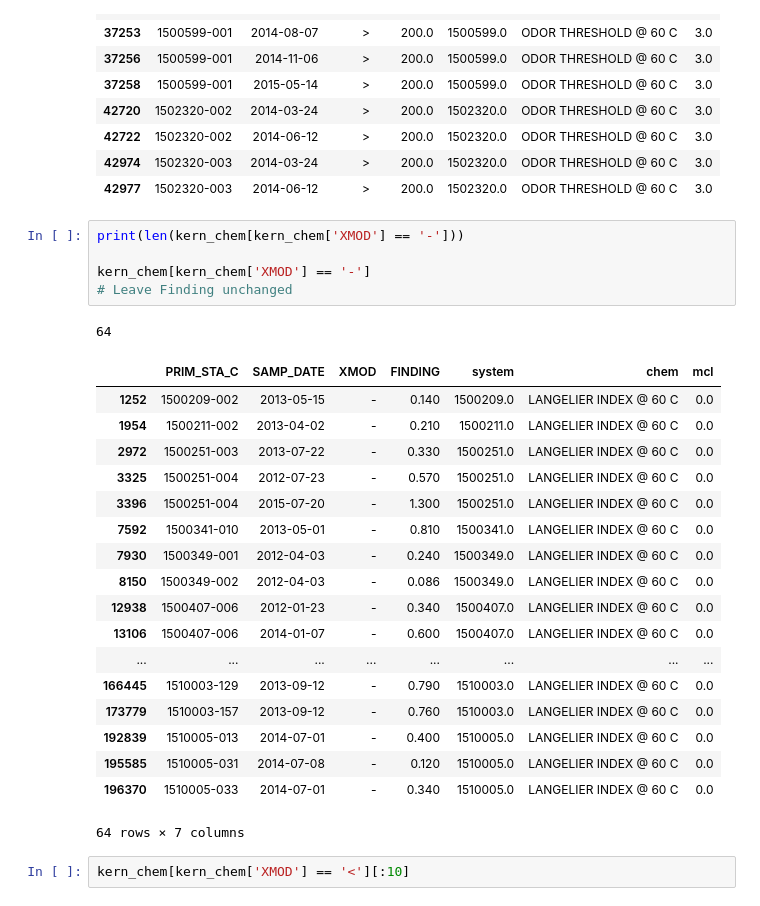
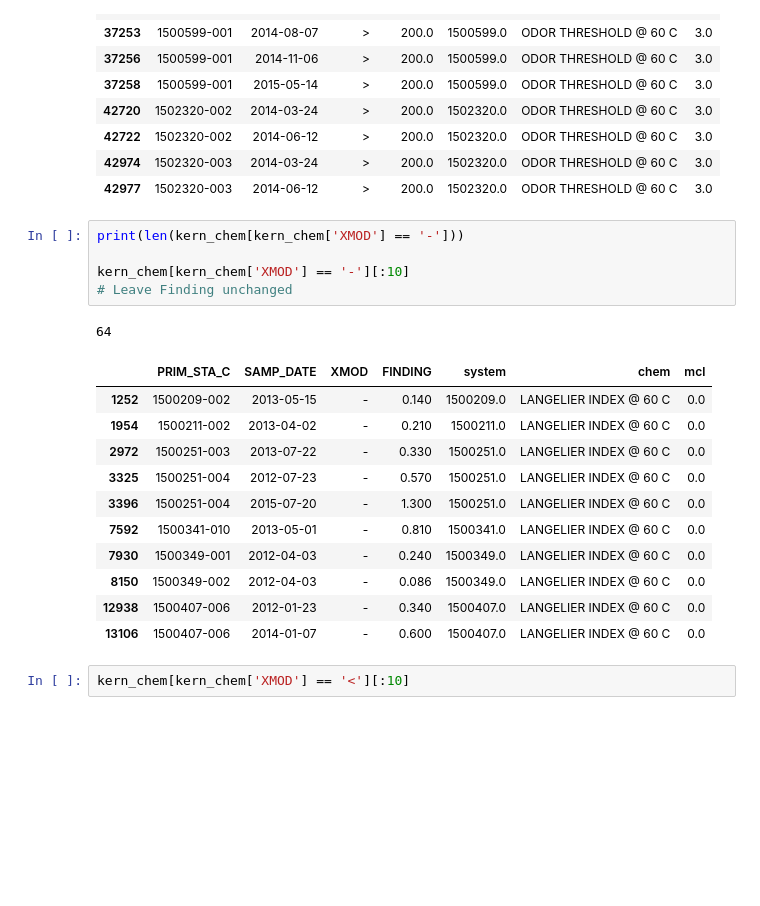
Before and after one commit to waterdatacollaborative/NicoleLook_Drinking-Water-Contaminant-Classification, a Jupyter notebook: Capstone.ipynb, the cells around one changed output. Saved outputs shown, nothing was run; the diff lists cells and outputs as text; blank space fills up the shorter version.

```diff
--- a/Capstone.ipynb
+++ b/Capstone.ipynb
@@ -404,28 +398,21 @@ kern_chem[kern_chem['XMOD'] == '>']
 # %%
 print(len(kern_chem[kern_chem['XMOD'] == '-']))
 
-kern_chem[kern_chem['XMOD'] == '-']
+kern_chem[kern_chem['XMOD'] == '-'][:10]
 # Leave Finding unchanged
 # %% [output]
 64
 |  | PRIM_STA_C | SAMP_DATE | XMOD | FINDING | system | chem | mcl |
 | 1252 | 1500209-002 | 2013-05-15 | - | 0.140 | 1500209.0 | LANGELIER INDEX @ 60 C | 0.0 |
 | 1954 | 1500211-002 | 2013-04-02 | - | 0.210 | 1500211.0 | LANGELIER INDEX @ 60 C | 0.0 |
 | 2972 | 1500251-003 | 2013-07-22 | - | 0.330 | 1500251.0 | LANGELIER INDEX @ 60 C | 0.0 |
 | 3325 | 1500251-004 | 2012-07-23 | - | 0.570 | 1500251.0 | LANGELIER INDEX @ 60 C | 0.0 |
 | 3396 | 1500251-004 | 2015-07-20 | - | 1.300 | 1500251.0 | LANGELIER INDEX @ 60 C | 0.0 |
 | 7592 | 1500341-010 | 2013-05-01 | - | 0.810 | 1500341.0 | LANGELIER INDEX @ 60 C | 0.0 |
 | 7930 | 1500349-001 | 2012-04-03 | - | 0.240 | 1500349.0 | LANGELIER INDEX @ 60 C | 0.0 |
 | 8150 | 1500349-002 | 2012-04-03 | - | 0.086 | 1500349.0 | LANGELIER INDEX @ 60 C | 0.0 |
 | 12938 | 1500407-006 | 2012-01-23 | - | 0.340 | 1500407.0 | LANGELIER INDEX @ 60 C | 0.0 |
 | 13106 | 1500407-006 | 2014-01-07 | - | 0.600 | 1500407.0 | LANGELIER INDEX @ 60 C | 0.0 |
-| ... | ... | ... | ... | ... | ... | ... | ... |
-| 166445 | 1510003-129 | 2013-09-12 | - | 0.790 | 1510003.0 | LANGELIER INDEX @ 60 C | 0.0 |
-| 173779 | 1510003-157 | 2013-09-12 | - | 0.760 | 1510003.0 | LANGELIER INDEX @ 60 C | 0.0 |
-| 192839 | 1510005-013 | 2014-07-01 | - | 0.400 | 1510005.0 | LANGELIER INDEX @ 60 C | 0.0 |
-| 195585 | 1510005-031 | 2014-07-08 | - | 0.120 | 1510005.0 | LANGELIER INDEX @ 60 C | 0.0 |
-| 196370 | 1510005-033 | 2014-07-01 | - | 0.340 | 1510005.0 | LANGELIER INDEX @ 60 C | 0.0 |
-64 rows × 7 columns
 # %%
 kern_chem[kern_chem['XMOD'] == '<'][:10]
 # %% [output]
```
Also changed, not shown: parts of 20 cells of this notebook.
